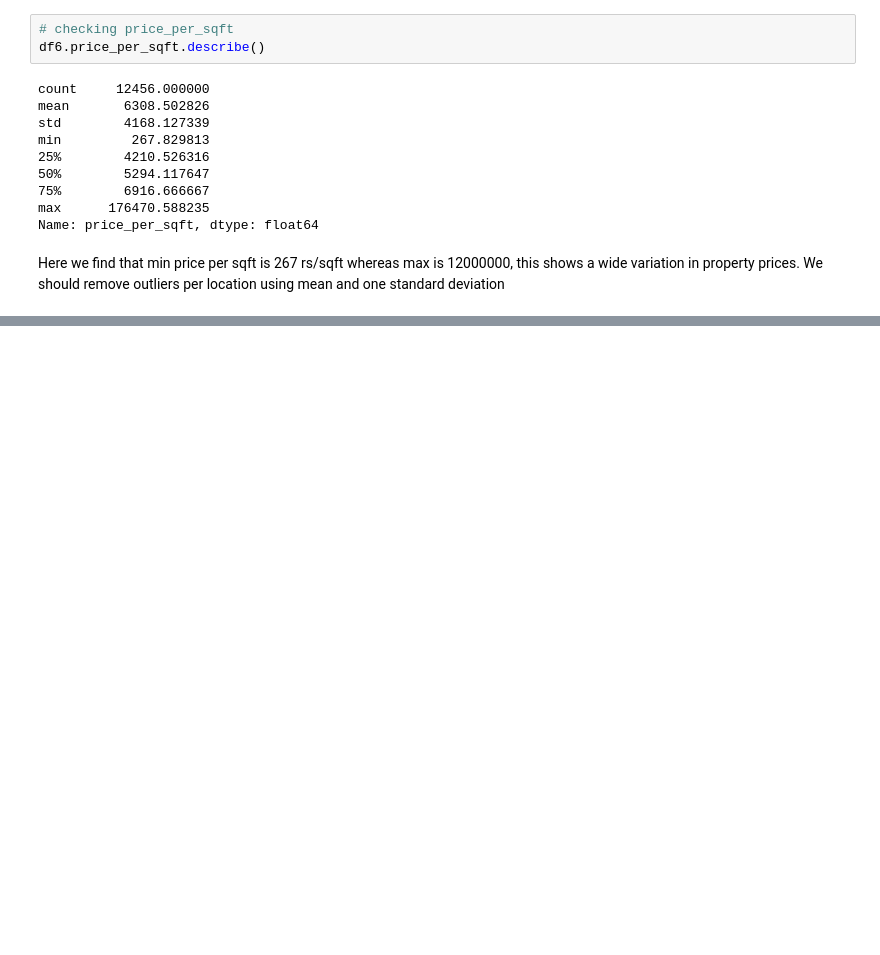
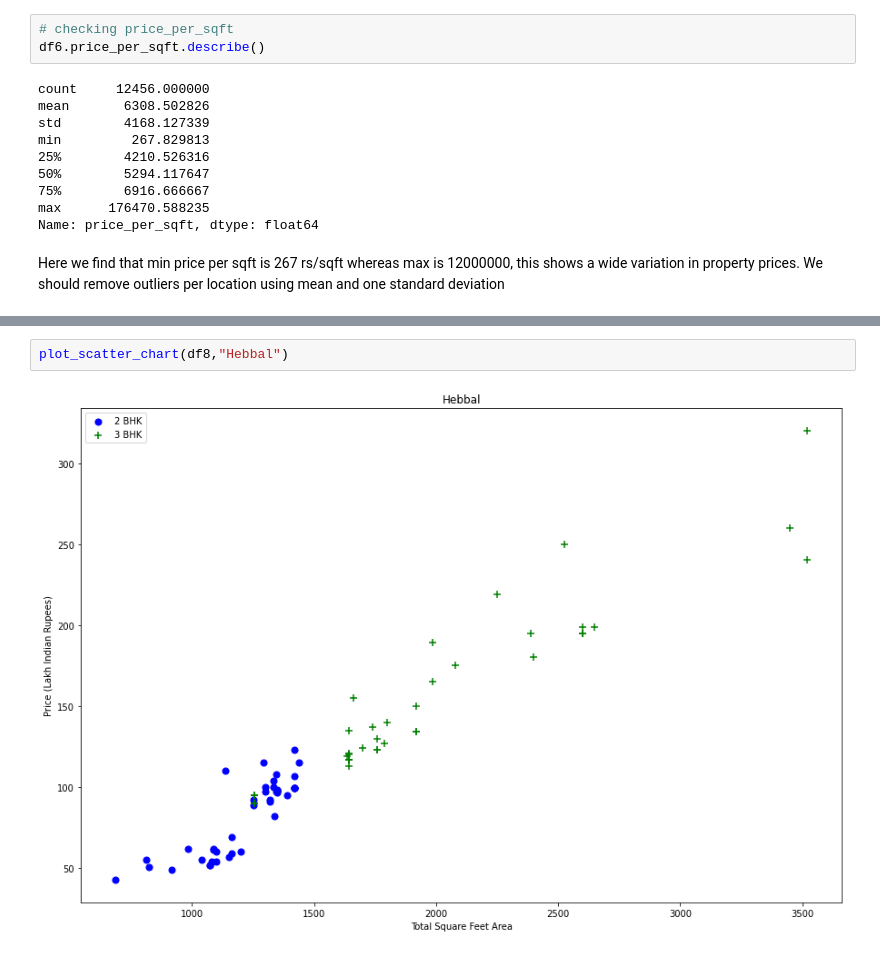
Before and after one commit to gauravk2050/House_Price_Pridiction, a Jupyter notebook: Banglore_home_price.ipynb, the cells around one changed output, grey strips where cells are left out. Cells and saved outputs as stored; diff of their text form; blank space fills up the shorter version.

```diff
--- a/Banglore_home_price.ipynb
+++ b/Banglore_home_price.ipynb
@@ -311,0 +423,4 @@ Here we find that min price per sqft is 267 rs/sqft whereas max is 12000000, thi
+# %%
+plot_scatter_chart(df8,"Hebbal")
+# %% [output]
+[figure, added]
```
Also changed, not shown: parts of 19 cells of this notebook.
